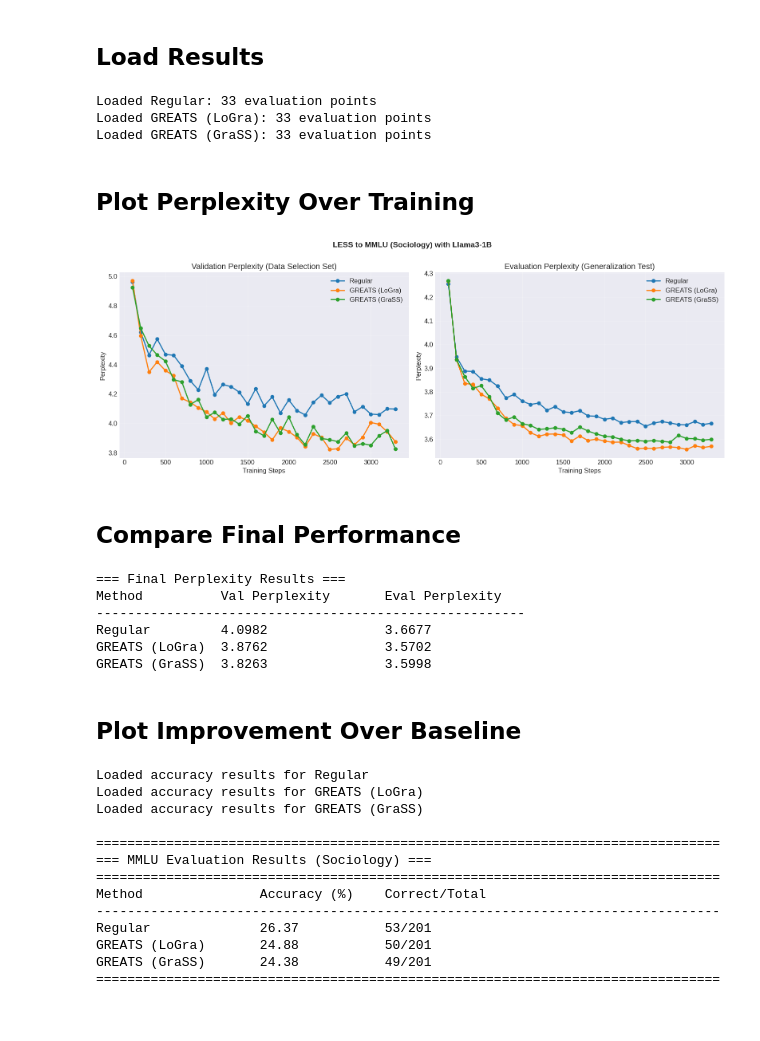
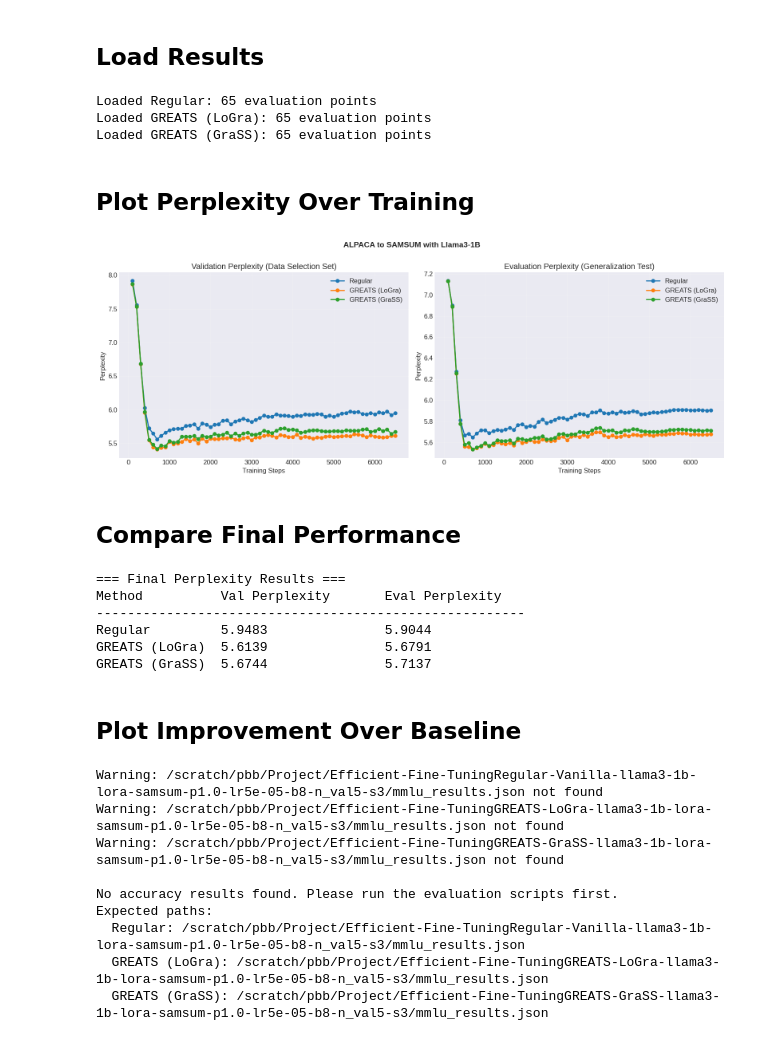
Before and after one commit to TRAIS-Lab/Dr.Post-Training, a Jupyter notebook: experiment/plot.ipynb, the cells around one changed output. Cells and saved outputs as stored; diff of their text form; code cells hidden in the pictures.

Commit message:
Update Plot

```diff
--- a/experiment/plot.ipynb
+++ b/experiment/plot.ipynb
@@ -27,20 +27,33 @@ def load_results(result_path):
         'eval_perplexity': np.array(eval_perplexity),
     }
 
-dataset_percentage='0.1'
-batch_size=8
-n_val=8
 model='llama3-1b'
-topic='sociology' # sociology, abstract_algebra, machine_learning, or tydiqa
-lr='5e-05'
-seed='3'
+topic='samsum' # sociology, abstract_algebra, machine_learning, marketing, professional_law, or tydiqa/samsum
 
+# Different topic's setting (dataset_percentage, lr, batch_size, n_val, seed)
+topic_setting = {
+    # LESS -> MMLU
+    'sociology': (0.1, '5e-05', 8, 8, 3),
+    'abstract_algebra': (0.1, '5e-05', 8, 5, 3),
+    'machine_learning': (0.1, '5e-05', 8, 5, 3),
+    'marketing': (0.1, '5e-05', 8, 5, 3),
+    'professional_law': (0.1, '5e-05', 8, 5, 3),
+
+    # LESS->TYDIQA
+    'tydiqa': (0.1, '5e-05', 8, 5, 3),
+
+    # ALPACA->SAMSUM
+    'samsum': (1.0, '5e-05', 8, 5, 3),
+}
+dataset_percentage, lr, batch_size, n_val, seed = topic_setting[topic]
+
+out_dir = "/scratch/pbb/Project/Efficient-Fine-Tuning"
 setting=f'{model}-lora-{topic}-p{dataset_percentage}-lr{lr}-b{batch_size}-n_val{n_val}-s{seed}'
 # Example: Load results from different experiments
 experiments = {
-    'Regular': f'./out/Regular-Vanilla-{setting}/evaluation_results.json',
-    'GREATS (LoGra)': f'./out/GREATS-LoGra-{setting}/evaluation_results.json',
-    'GREATS (GraSS)': f'./out/GREATS-GraSS-{setting}/evaluation_results.json',
+    'Regular': f'{out_dir}/Regular-Vanilla-{setting}/evaluation_results.json',
+    'GREATS (LoGra)': f'{out_dir}/GREATS-LoGra-{setting}/evaluation_results.json',
+    'GREATS (GraSS)': f'{out_dir}/GREATS-GraSS-{setting}/evaluation_results.json',
 }
 
 # Load all results
@@ -52,9 +65,9 @@ for name, path in experiments.items():
     else:
         print(f"Warning: {path} not found")
 # %% [output]
-Loaded Regular: 33 evaluation points
-Loaded GREATS (LoGra): 33 evaluation points
-Loaded GREATS (GraSS): 33 evaluation points
+Loaded Regular: 65 evaluation points
+Loaded GREATS (LoGra): 65 evaluation points
+Loaded GREATS (GraSS): 65 evaluation points
 # %% [markdown]
 ## Plot Perplexity Over Training
 # %%
@@ -64,6 +77,8 @@ step_interval = None  # Change to e.g., 5 to plot every 5th step
 
 if topic == 'tydiqa':
     plot_title = f"LESS to TydiQA with {model.replace('_', ' ').title()}"
+elif topic == 'samsum':
+    plot_title = f"ALPACA to SAMSUM with {model.replace('_', ' ').title()}"
 else:
     plot_title = f"LESS to MMLU ({topic.replace('_', ' ').title()}) with {model.replace('_', ' ').title()}"
 
@@ -98,34 +113,34 @@ ax.legend()
 ax.grid(True, alpha=0.3)
 
 # Plot evaluation perplexity (large held-out set)
 ax = axes[1]
 for name, data in results.items():
     # Filter data by max_steps if specified
     if max_steps is not None:
         mask = data['steps'] <= max_steps
         steps = data['steps'][mask]
         eval_perp = data['eval_perplexity'][mask]
     else:
         steps = data['steps']
         eval_perp = data['eval_perplexity']
 
     # Sample every N-th step if step_interval is specified
     if step_interval is not None:
         indices = np.arange(0, len(steps), step_interval)
         steps = steps[indices]
         eval_perp = eval_perp[indices]
 
     ax.plot(steps, eval_perp, label=name, marker='o', linewidth=2)
 ax.set_xlabel('Training Steps')
 ax.set_ylabel('Perplexity')
 ax.set_title('Evaluation Perplexity (Generalization Test)')
 ax.legend()
 ax.grid(True, alpha=0.3)
 
 plt.tight_layout()
 plt.show()
 # %% [output]
-[figure, old version]
+[figure, new version]
 # %% [markdown]
 ## Compare Final Performance
 # %%
@@ -142,9 +157,9 @@ for name, data in results.items():
 === Final Perplexity Results ===
 Method          Val Perplexity       Eval Perplexity
 -------------------------------------------------------
-Regular         4.0982               3.6677
-GREATS (LoGra)  3.8762               3.5702
-GREATS (GraSS)  3.8263               3.5998
+Regular         5.9483               5.9044
+GREATS (LoGra)  5.6139               5.6791
+GREATS (GraSS)  5.6744               5.7137
 # %% [markdown]
 ## Plot Improvement Over Baseline
 # %%
@@ -162,16 +177,16 @@ def load_accuracy_results(result_path):
 if topic == 'tydiqa':
     # TydiQA evaluation results
     accuracy_experiments = {
-        'Regular': f'./out/Regular-Vanilla-{setting}/tydiqa_results.json',
-        'GREATS (LoGra)': f'./out/GREATS-LoGra-{setting}/tydiqa_results.json',
-        'GREATS (GraSS)': f'./out/GREATS-GraSS-{setting}/tydiqa_results.json',
+        'Regular': f'{out_dir}Regular-Vanilla-{setting}/tydiqa_results.json',
+        'GREATS (LoGra)': f'{out_dir}GREATS-LoGra-{setting}/tydiqa_results.json',
+        'GREATS (GraSS)': f'{out_dir}GREATS-GraSS-{setting}/tydiqa_results.json',
     }
 else:
     # MMLU evaluation results
     accuracy_experiments = {
-        'Regular': f'./out/Regular-Vanilla-{setting}/mmlu_results.json',
-        'GREATS (LoGra)': f'./out/GREATS-LoGra-{setting}/mmlu_results.json',
-        'GREATS (GraSS)': f'./out/GREATS-GraSS-{setting}/mmlu_results.json',
+        'Regular': f'{out_dir}Regular-Vanilla-{setting}/mmlu_results.json',
+        'GREATS (LoGra)': f'{out_dir}GREATS-LoGra-{setting}/mmlu_results.json',
+        'GREATS (GraSS)': f'{out_dir}GREATS-GraSS-{setting}/mmlu_results.json',
     }
 
 # Load all accuracy results
@@ -243,16 +258,12 @@ else:
     for name, path in accuracy_experiments.items():
         print(f"  {name}: {path}")
 # %% [output]
-Loaded accuracy results for Regular
-Loaded accuracy results for GREATS (LoGra)
-Loaded accuracy results for GREATS (GraSS)
+Warning: /scratch/pbb/Project/Efficient-Fine-TuningRegular-Vanilla-llama3-1b-lora-samsum-p1.0-lr5e-05-b8-n_val5-s3/mmlu_results.json not found
+Warning: /scratch/pbb/Project/Efficient-Fine-TuningGREATS-LoGra-llama3-1b-lora-samsum-p1.0-lr5e-05-b8-n_val5-s3/mmlu_results.json not found
+Warning: /scratch/pbb/Project/Efficient-Fine-TuningGREATS-GraSS-llama3-1b-lora-samsum-p1.0-lr5e-05-b8-n_val5-s3/mmlu_results.json not found
 
-================================================================================
-=== MMLU Evaluation Results (Sociology) ===
-================================================================================
-Method               Accuracy (%)    Correct/Total
---------------------------------------------------------------------------------
-Regular              26.37           53/201
-GREATS (LoGra)       24.88           50/201
-GREATS (GraSS)       24.38           49/201
-================================================================================
+No accuracy results found. Please run the evaluation scripts first.
+Expected paths:
+  Regular: /scratch/pbb/Project/Efficient-Fine-TuningRegular-Vanilla-llama3-1b-lora-samsum-p1.0-lr5e-05-b8-n_val5-s3/mmlu_results.json
+  GREATS (LoGra): /scratch/pbb/Project/Efficient-Fine-TuningGREATS-LoGra-llama3-1b-lora-samsum-p1.0-lr5e-05-b8-n_val5-s3/mmlu_results.json
+  GREATS (GraSS): /scratch/pbb/Project/Efficient-Fine-TuningGREATS-GraSS-llama3-1b-lora-samsum-p1.0-lr5e-05-b8-n_val5-s3/mmlu_results.json
```
